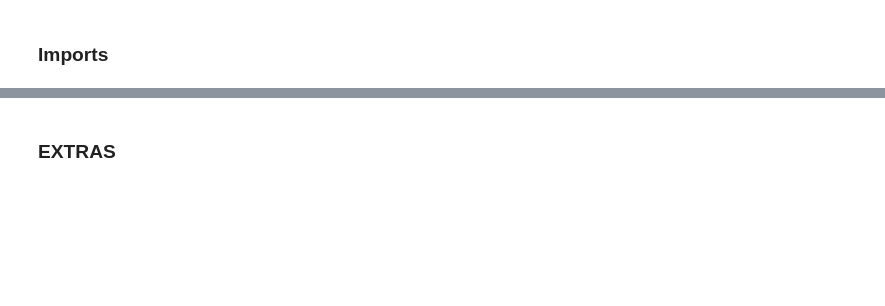
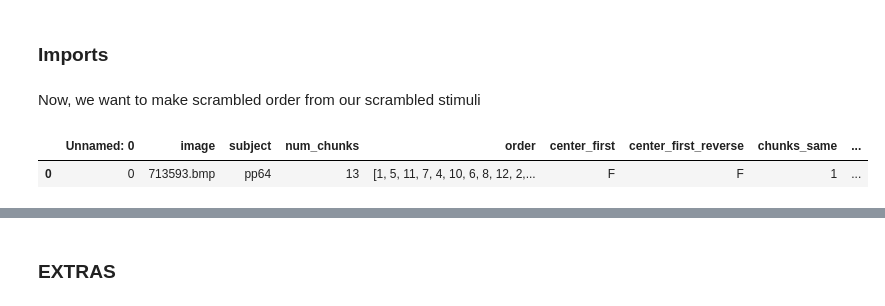
Before and after one commit to KirstensGitHub/predicting_attention, a Jupyter notebook: analysis/extra_analyses_2.ipynb, the cells around one changed output, grey strips where cells are left out. Cells and saved outputs as stored; diff of their text form; code cells hidden in the pictures; blank space fills up the shorter version.

```diff
--- a/analysis/extra_analyses_2.ipynb
+++ b/analysis/extra_analyses_2.ipynb
@@ -151,0 +150,12 @@ s_cents = scrambled_centers[0::2]
+# %% [markdown]
+Now, we want to make scrambled order from our scrambled stimuli
+# %%
+p = '/Users/kirstenziman/Desktop/predicting_attention/experiments/experiment_1/STIM_SET_1/'
+scrambled_meta = [pd.read_csv(p+'/'+x) for x in os.listdir(p)
+                 if 'scrambled_freeview_isoFalse.csv' in x]
+# %%
+scr_meta_df = pd.concat(scrambled_meta)
+scr_meta_df.head(n=1)
+# %% [output]
+|  | Unnamed: 0 | image | subject | num_chunks | order | center_first | center_first_reverse | chunks_same | ... |
+| 0 | 0 | 713593.bmp | pp64 | 13 | [1, 5, 11, 7, 4, 10, 6, 8, 12, 2,... | F | F | 1 | ... |
```
Also changed, not shown: parts of 17 cells of this notebook, 1 other file.
